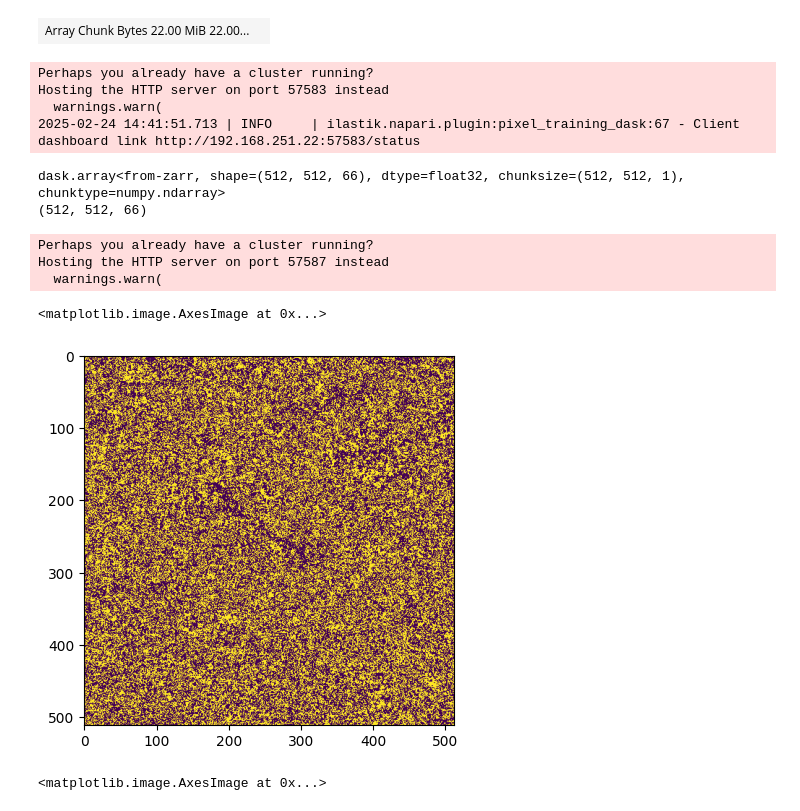
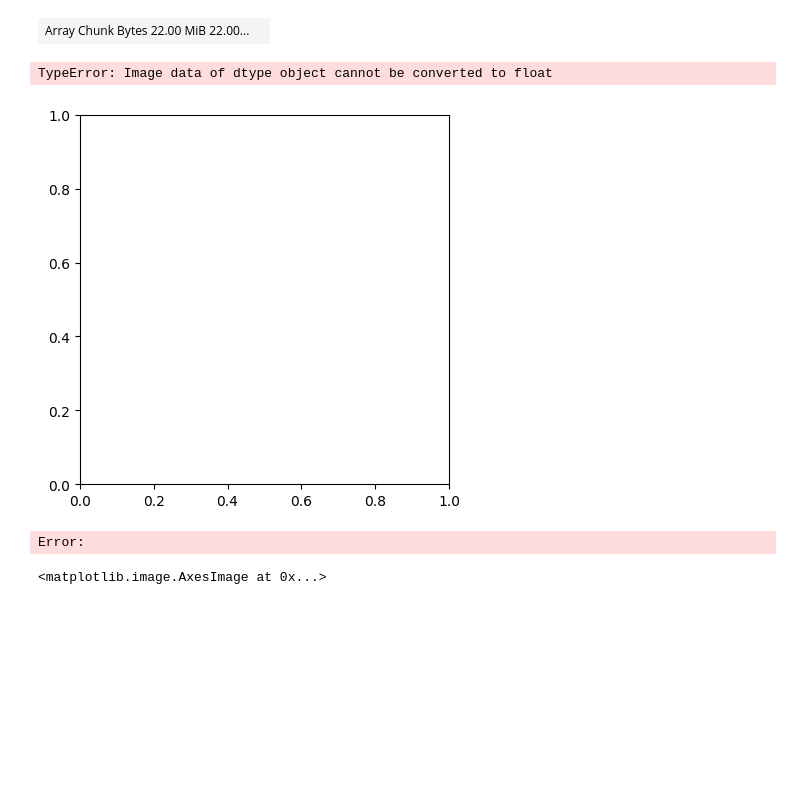
Before and after one commit to ArneDefauw/ilastik-napari, a Jupyter notebook: notebooks/dask_pipelines.ipynb, the cells around one changed output. Saved outputs shown, nothing was run; the diff lists cells and outputs as text; code cells hidden in the pictures; blank space fills up the shorter version.

```diff
--- a/notebooks/dask_pipelines.ipynb
+++ b/notebooks/dask_pipelines.ipynb
@@ -39,24 +39,14 @@ image
 # %%
 from ilastik.napari.plugin import Dask_model
 
 
 model = Dask_model(path)
 
 labels = np.random.choice([0, 1, 2], size=image.shape[1:], p=[0.8, 0.1, 0.1])
-
-imshow(model._dask_workflow(image, labels, features, True))
 # %% [output]
-Perhaps you already have a cluster running?
-Hosting the HTTP server on port 57583 instead
-  warnings.warn(
-2025-02-24 14:41:51.713 | INFO     | ilastik.napari.plugin:pixel_training_dask:67 - Client dashboard link http://192.168.251.22:57583/status
+TypeError: Image data of dtype object cannot be converted to float
+[figure, new version]
-dask.array<from-zarr, shape=(512, 512, 66), dtype=float32, chunksize=(512, 512, 1), chunktype=numpy.ndarray>
-(512, 512, 66)
+Error:
-Perhaps you already have a cluster running?
-Hosting the HTTP server on port 57587 instead
-  warnings.warn(
-<matplotlib.image.AxesImage at 0x...>
-[figure, old version]
 # %%
 from matplotlib.pyplot import imshow
 
```
Also changed, not shown: parts of 6 cells of this notebook, 2 other files.
